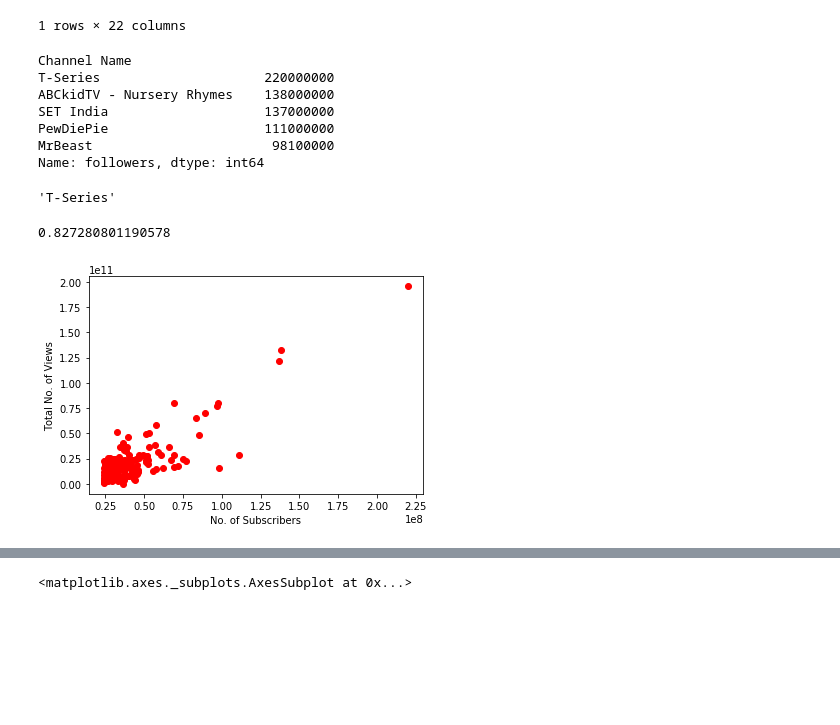
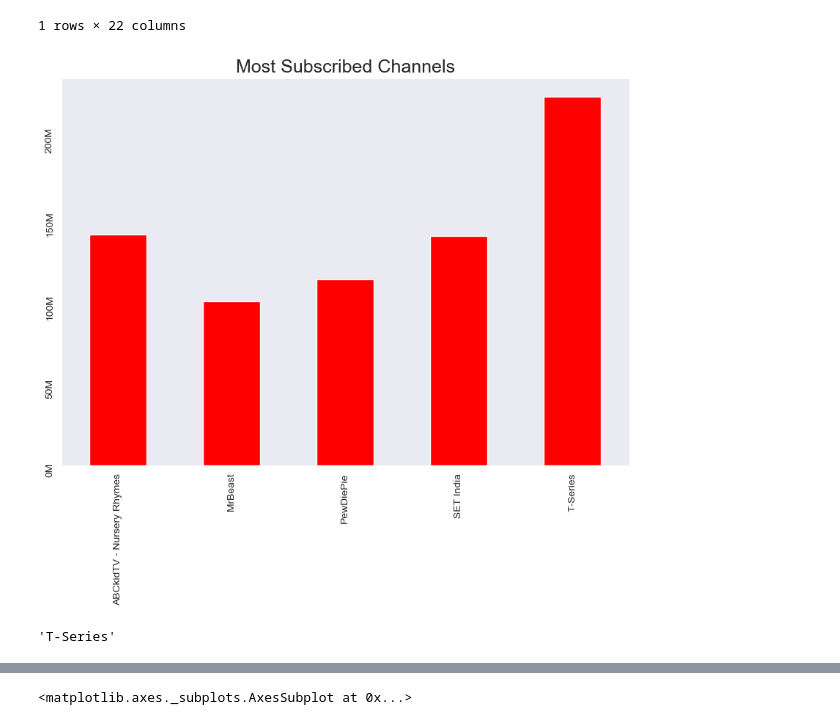
Before and after one commit to awojidetola/Youtube-Analysis, a Jupyter notebook: Exploratory Analysis.ipynb, the cells around one changed output, grey strips where cells are left out. Cells and saved outputs as stored; diff of their text form; code cells hidden in the pictures; blank space fills up the shorter version.

```diff
--- a/Exploratory Analysis.ipynb
+++ b/Exploratory Analysis.ipynb
@@ -117,17 +81,3 @@ data[data.username == 'T-Series']
 |  | Country | Channel Name | Category | Main Video Category | username | followers | Main topic | More topics | ... |
 | 0 | IN | T-Series | Gaming & Apps | Music | T-Series | 220000000 | Music of Asia | Entertainment,Music of Asia,Music... | ... |
 1 rows × 22 columns
-# %%
-data.groupby('Channel Name')['followers'].sum().nlargest(5)
-#.plot.bar(color='#FF0000')
-#plt.title("Top 5 Youtubers with highest subscribers")
-#plt.xticks(rotation=45)
-#plt.show()
-# %% [output]
-Channel Name
-T-Series                     220000000
-ABCkidTV - Nursery Rhymes    138000000
-SET India                    137000000
-PewDiePie                    111000000
-MrBeast                       98100000
-Name: followers, dtype: int64
@@ -134,16 +86,16 @@ Name: followers, dtype: int64
+# %%
+fig = plt.figure(figsize =(10, 7), dpi=100)
+sns.set_style("dark")
+subscribers = data.groupby('Channel Name')['followers'].sum().nlargest(5).sort_index().plot.bar(color='#ff0000')
+plt.yticks([0.00e+08,0.50e+08,1.00e+08,1.50e+08,2.00e+08],labels = ['0M','50M','100M','150M','200M'],rotation=90)
+plt.xlabel('')
+plt.title("Most Subscribed Channels", fontsize=18)
+plt.show()
+# %% [output]
+[figure, added]
 # %%
 #Which youtuber has the highest number of followers
 data.groupby('Channel Name')['followers'].sum().sort_values(ascending=False).index[0]
 #T-Series
 # %% [output]
 'T-Series'
-# %%
-#Relationship between number of followers and number of views
-plt.scatter(data.followers, data.Views,color='#FF0000')
-display(data.followers.corr(data.Views))
-plt.xlabel("No. of Subscribers")
-plt.ylabel("Total No. of Views")
-plt.show()
-# %% [output]
-0.827280801190578
-[figure, removed]
```
Also changed, not shown: parts of 9 cells of this notebook, 1 other file.
